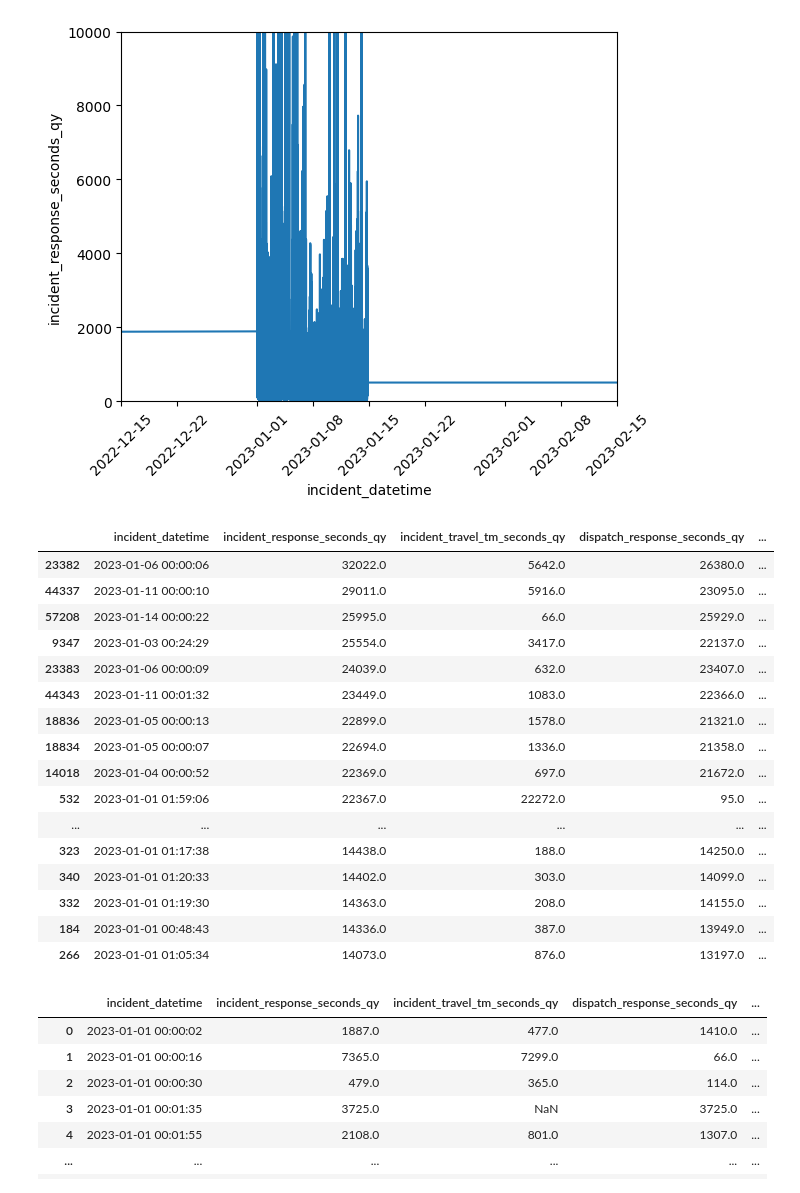
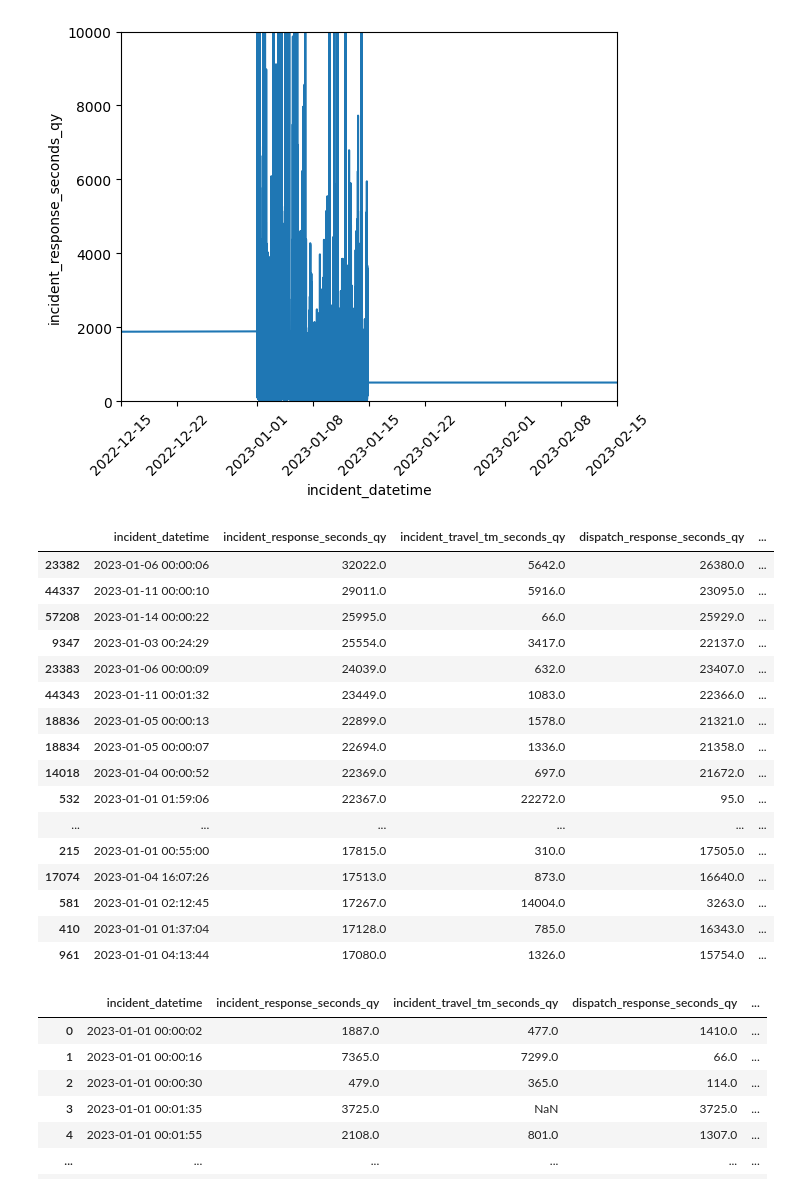
Before and after one commit to aetabid/practice_final, a Jupyter notebook: utku folder/city_of_new_york.ipynb, the cells around one changed output. Drawn from its saved outputs; the diff is of its cells as text; code cells hidden in the pictures.

```diff
--- a/utku folder/city_of_new_york.ipynb
+++ b/utku folder/city_of_new_york.ipynb
@@ -761,25 +857,25 @@ raw_2023 = time_df[
     (time_df['incident_datetime'].dt.year == 2023)
 ].copy()
 # %%
-raw_2023.sort_values('incident_response_seconds_qy',ascending=False).head(60)
+raw_2023.sort_values('incident_response_seconds_qy',ascending=False).head(30)
 # %% [output]
 |  | incident_datetime | incident_response_seconds_qy | incident_travel_tm_seconds_qy | dispatch_response_seconds_qy | ... |
 | 23382 | 2023-01-06 00:00:06 | 32022.0 | 5642.0 | 26380.0 | ... |
 | 44337 | 2023-01-11 00:00:10 | 29011.0 | 5916.0 | 23095.0 | ... |
 | 57208 | 2023-01-14 00:00:22 | 25995.0 | 66.0 | 25929.0 | ... |
 | 9347 | 2023-01-03 00:24:29 | 25554.0 | 3417.0 | 22137.0 | ... |
 | 23383 | 2023-01-06 00:00:09 | 24039.0 | 632.0 | 23407.0 | ... |
 | 44343 | 2023-01-11 00:01:32 | 23449.0 | 1083.0 | 22366.0 | ... |
 | 18836 | 2023-01-05 00:00:13 | 22899.0 | 1578.0 | 21321.0 | ... |
 | 18834 | 2023-01-05 00:00:07 | 22694.0 | 1336.0 | 21358.0 | ... |
 | 14018 | 2023-01-04 00:00:52 | 22369.0 | 697.0 | 21672.0 | ... |
 | 532 | 2023-01-01 01:59:06 | 22367.0 | 22272.0 | 95.0 | ... |
 | ... | ... | ... | ... | ... | ... |
-| 323 | 2023-01-01 01:17:38 | 14438.0 | 188.0 | 14250.0 | ... |
-| 340 | 2023-01-01 01:20:33 | 14402.0 | 303.0 | 14099.0 | ... |
-| 332 | 2023-01-01 01:19:30 | 14363.0 | 208.0 | 14155.0 | ... |
-| 184 | 2023-01-01 00:48:43 | 14336.0 | 387.0 | 13949.0 | ... |
-| 266 | 2023-01-01 01:05:34 | 14073.0 | 876.0 | 13197.0 | ... |
+| 215 | 2023-01-01 00:55:00 | 17815.0 | 310.0 | 17505.0 | ... |
+| 17074 | 2023-01-04 16:07:26 | 17513.0 | 873.0 | 16640.0 | ... |
+| 581 | 2023-01-01 02:12:45 | 17267.0 | 14004.0 | 3263.0 | ... |
+| 410 | 2023-01-01 01:37:04 | 17128.0 | 785.0 | 16343.0 | ... |
+| 961 | 2023-01-01 04:13:44 | 17080.0 | 1326.0 | 15754.0 | ... |
 # %%
 time_df[(time_df['incident_datetime'] >= "2023-01-01 00:00") &(time_df['incident_datetime'] <= "2023-01-01 06:00")]
 # %% [output]
```
Also changed, not shown: parts of 47 cells of this notebook.
